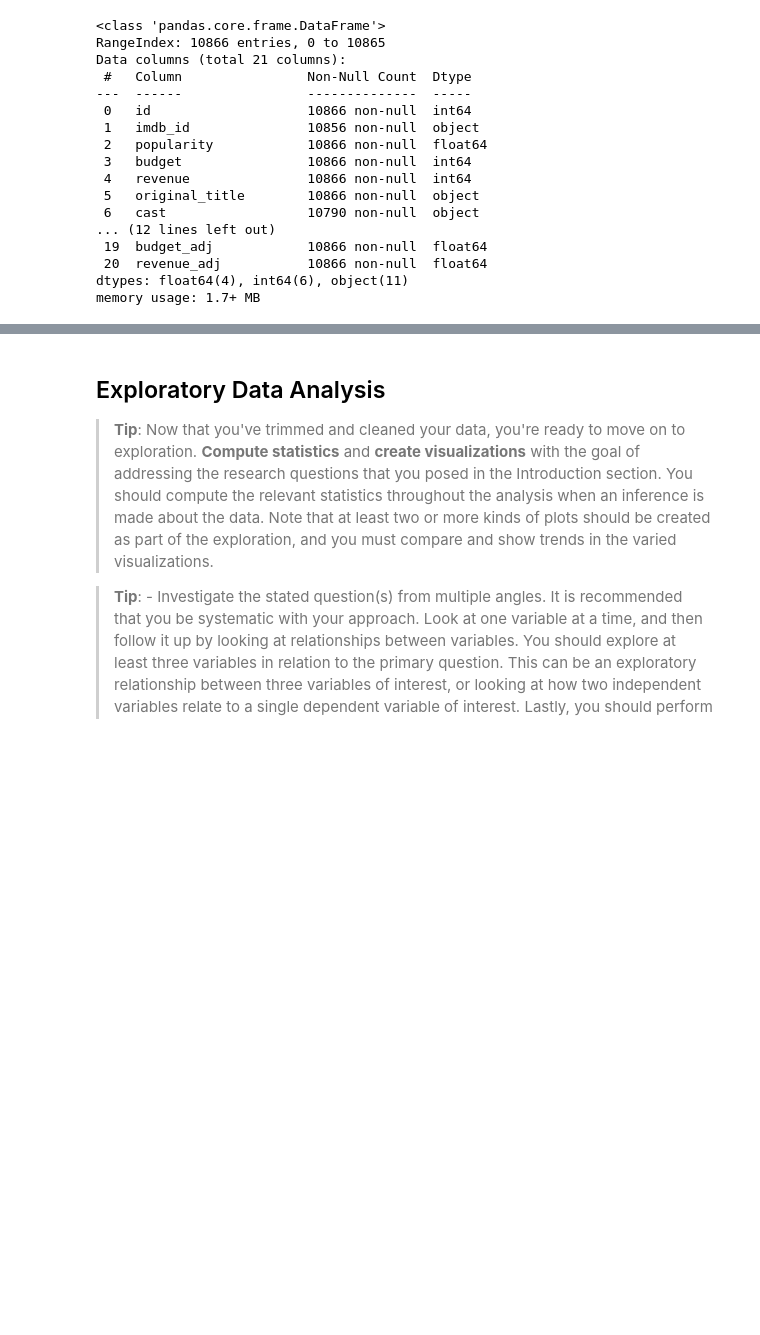
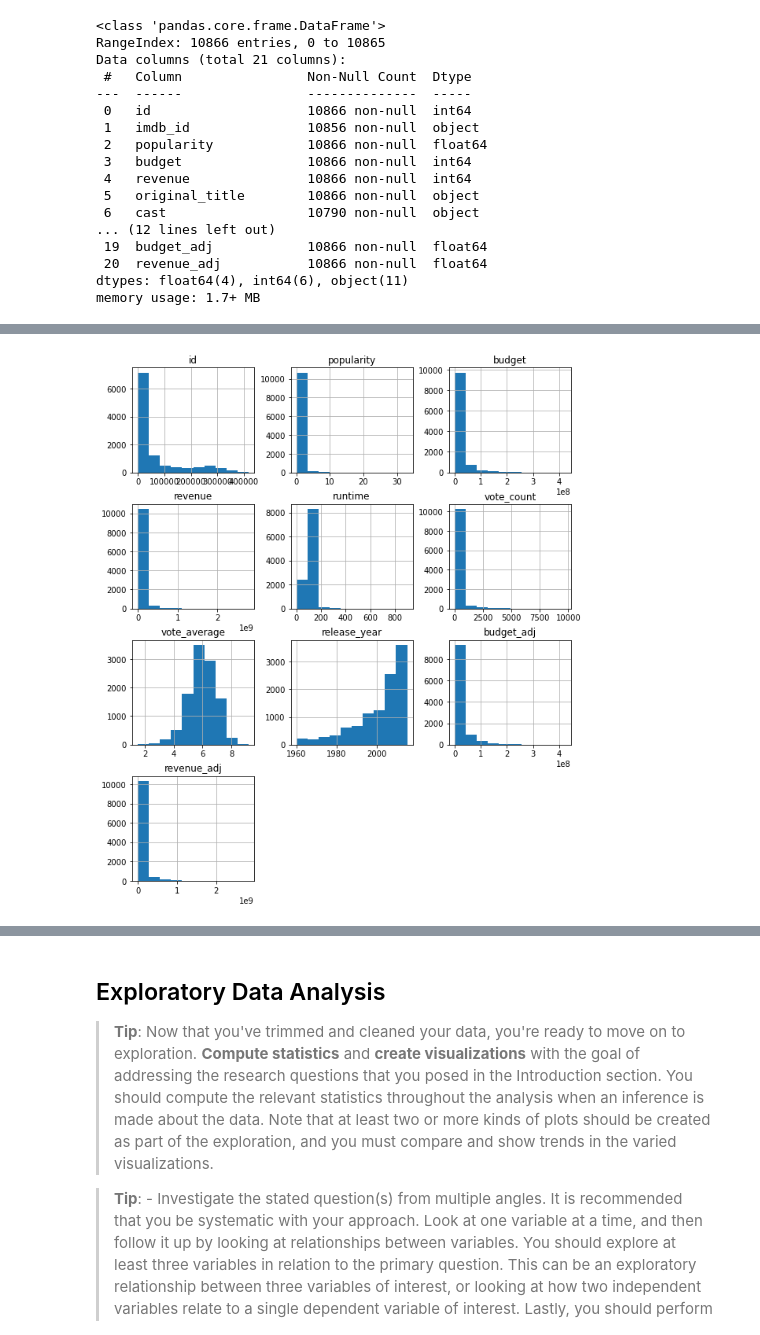
Before and after one commit to thakareakshay1709/my-datascience-learnings, a Jupyter notebook: certifications/Udacity-Data-Analyst-Nanodegree/Introduction to Data Analysis/Investigate_a_Dataset.ipynb, the cells around one changed output, grey strips where cells are left out. Saved outputs shown, nothing was run; the diff lists cells and outputs as text; code cells hidden in the pictures; blank space fills up the shorter version.

```diff
--- a/certifications/Udacity-Data-Analyst-Nanodegree/Introduction to Data Analysis/Investigate_a_Dataset.ipynb
+++ b/certifications/Udacity-Data-Analyst-Nanodegree/Introduction to Data Analysis/Investigate_a_Dataset.ipynb
@@ -102,3 +105,7 @@ df.describe()
 | 50% | 20669.000000 | 0.383856 | 0.000000e+00 | 0.000000e+00 | 99.000000 | 38.000000 | 6.000000 | 2006.000000 | 0.000000e+00 | ... |
 | 75% | 75610.000000 | 0.713817 | 1.500000e+07 | 2.400000e+07 | 111.000000 | 145.750000 | 6.600000 | 2011.000000 | 2.085325e+07 | ... |
 | max | 417859.000000 | 32.985763 | 4.250000e+08 | 2.781506e+09 | 900.000000 | 9767.000000 | 9.200000 | 2015.000000 | 4.250000e+08 | ... |
+# %%
+df.hist(figsize=(10,12));
+# %% [output]
+[figure, added]
```
Also changed, not shown: parts of 6 cells of this notebook.
